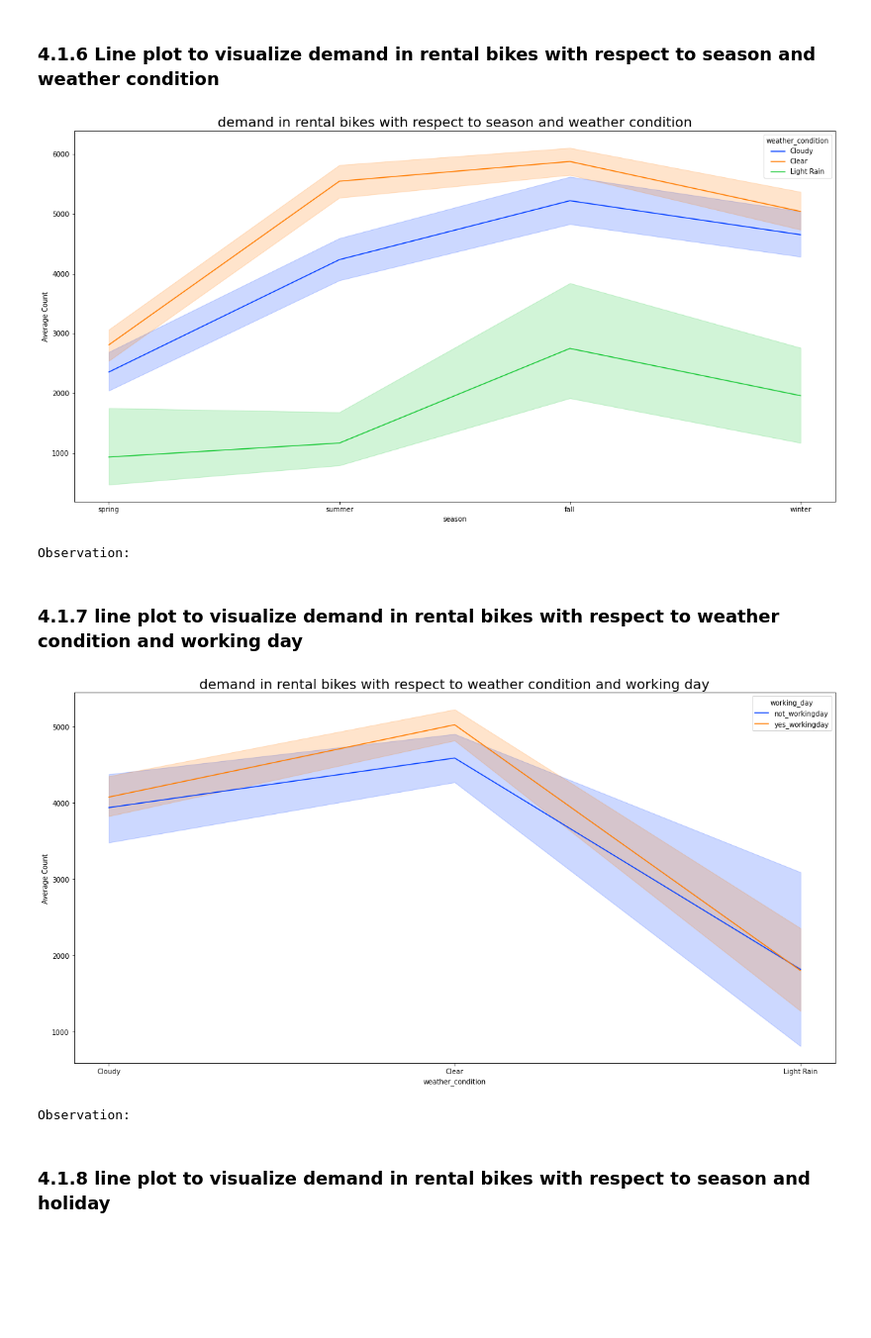
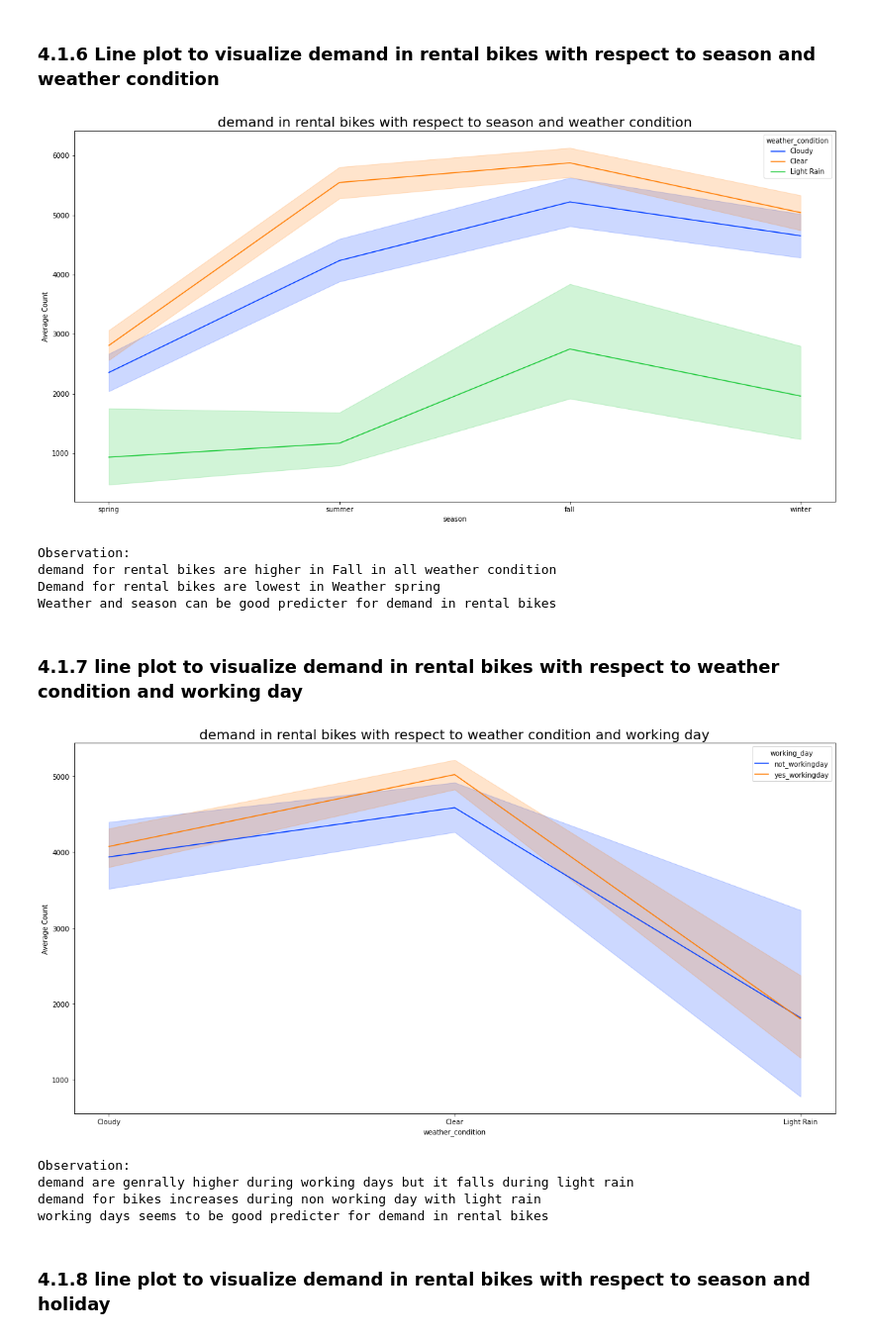
Before and after one commit to CharlieThomasCTG/Bike_sharing_regression, a Jupyter notebook: bike-sharing-multiple-linear-regression.ipynb, the cells around one changed output. Shown at 99% size. Saved outputs shown, nothing was run; the diff lists cells and outputs as text; code cells hidden in the pictures; blank space fills up the shorter version.

Commit message:
Add files via upload
Update EDA plots..

```diff
--- a/bike-sharing-multiple-linear-regression.ipynb
+++ b/bike-sharing-multiple-linear-regression.ipynb
@@ -256,7 +256,7 @@ casual & registered : Both these columns contains the count of bike booked by di
                       Moreover, Count=casual+registered
 
 '''
-df_bike_sharing.drop(['instant','dteday'],axis=1,inplace=True)
+df_bike_sharing.drop(['instant','dteday','casual','registered'],axis=1,inplace=True)
 # %%
 # Renaming the variables with meaningful names.
 df_bike_sharing.rename(columns={'temp':'temperature_actual','atemp':'temperature_felt','weathersit':'weather_condition',
@@ -501,22 +501,35 @@ plt.ylabel('Average Count')
 plt.show()
 
 print('Observation:')
+print('demand for rental bikes are higher in Fall in all weather condition')
+print('Demand for rental bikes are lowest in Weather spring')
+print('Weather and season can be good predicter for demand in rental bikes')
 # %% [output]
 [figure]
 Observation:
+demand for rental bikes are higher in Fall in all weather condition
+Demand for rental bikes are lowest in Weather spring
+Weather and season can be good predicter for demand in rental bikes
 # %% [markdown]
 ### 4.1.7 line plot to visualize demand in rental bikes with respect to weather condition and working day
 # %%
 plt.figure(figsize = (20,10))
 plt.title("demand in rental bikes with respect to weather condition and working day",fontdict={'fontsize':20})
-sns.lineplot(x = 'weather_condition', y = 'count_rental_bikes', data = df_bike_sharing, estimator = np.average, hue = 'working_day', palette = 'bright')
+sns.lineplot(x = 'weather_condition', y = 'count_rental_bikes', data = df_bike_sharing,
+             estimator = np.average, hue = 'working_day', palette = 'bright')
 plt.ylabel('Average Count')
 plt.show()
 
 print('Observation:')
+print('demand are genrally higher during working days but it falls during light rain')
+print('demand for bikes increases during non working day with light rain')
+print('working days seems to be good predicter for demand in rental bikes')
 # %% [output]
-[figure, old version]
+[figure, new version]
 Observation:
+demand are genrally higher during working days but it falls during light rain
+demand for bikes increases during non working day with light rain
+working days seems to be good predicter for demand in rental bikes
 # %% [markdown]
 ### 4.1.8 line plot to visualize demand in rental bikes with respect to season and holiday
 # %%
```
Also changed, not shown: parts of 43 cells of this notebook.
